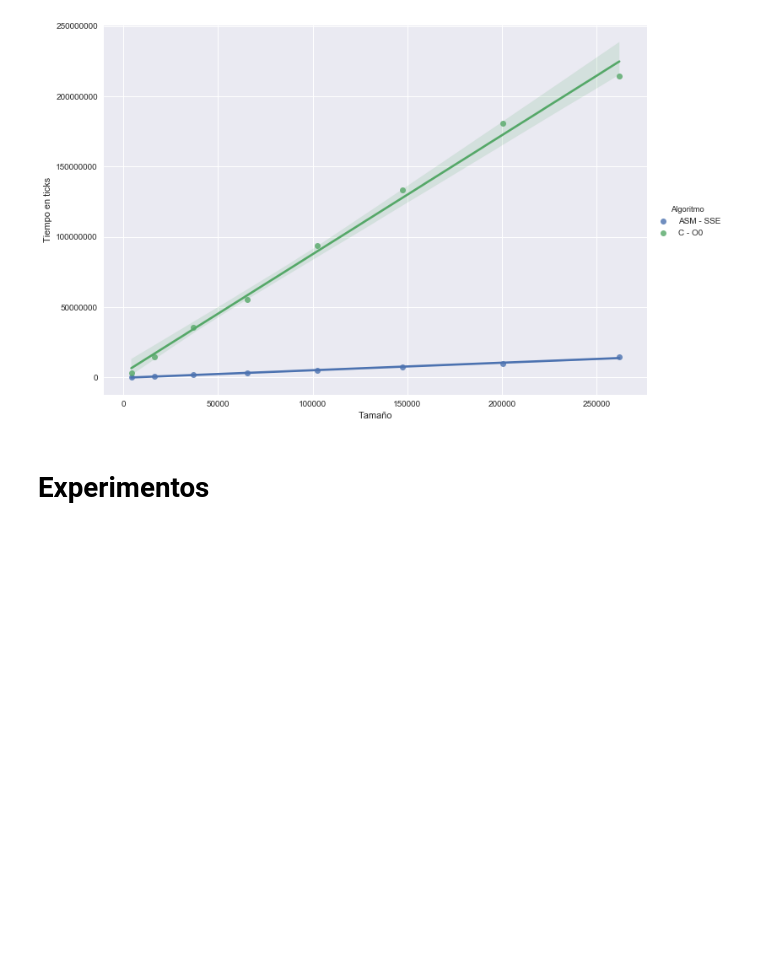
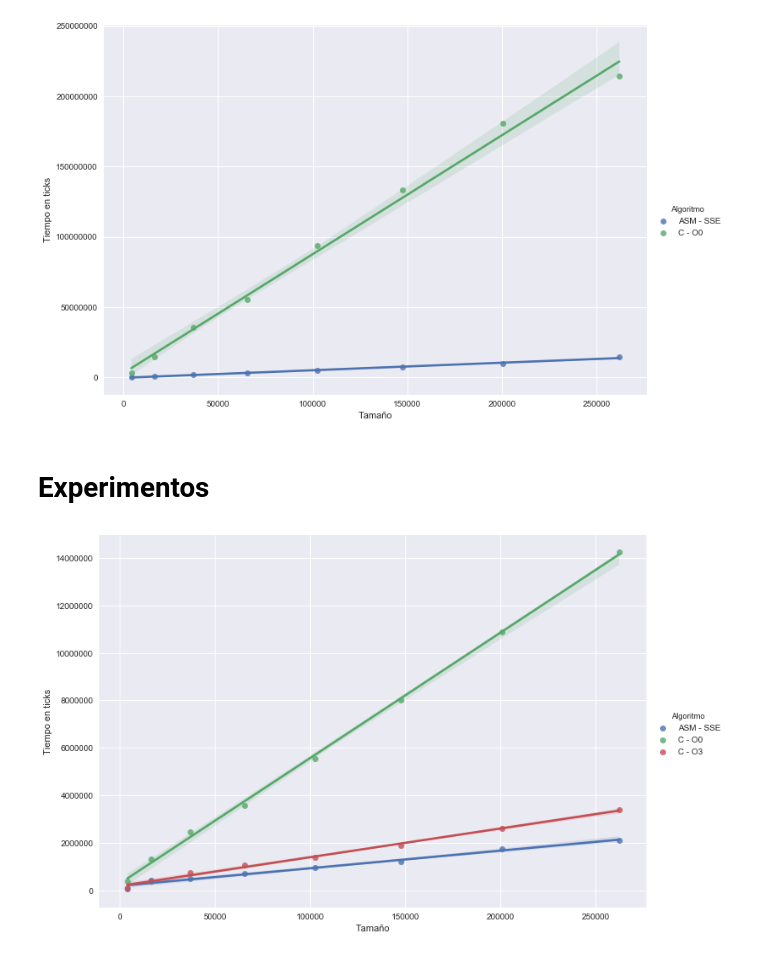
Before and after one commit to ZebaSz/orga2-tp2, a Jupyter notebook: informe/data/Orga2-TP2.ipynb, the cells around one changed output. Cells and saved outputs as stored; diff of their text form; code cells hidden in the pictures; blank space fills up the shorter version.

```diff
--- a/informe/data/Orga2-TP2.ipynb
+++ b/informe/data/Orga2-TP2.ipynb
@@ -85,24 +85,21 @@ plt.show()
 # %%
 dfO0 = pd.read_csv('rgb2yuv-control.csv')
 
-'''
 dfO3 = pd.read_csv('rgb2yuv-O3.csv')
 dfO3.set_index(['Algoritmo'], inplace=True)
 dfO3.drop(1, inplace=True)
 dfO3.reset_index(inplace=True)
 dfO3['Algoritmo'] = dfO3['Algoritmo'].map({0: 2})
 
 df = pd.concat([dfO0, dfO3], ignore_index=True)
 df['Algoritmo'] = df['Algoritmo'].map({1: 'ASM - SSE', 0: 'C - O0', 2: 'C - O3'})
-'''
-
-df = dfO0
-df['Algoritmo'] = df['Algoritmo'].map({1: 'ASM - SSE', 0: 'C - O0'})
 
 df = df.groupby(['Algoritmo', 'Tamaño']).min()
 df.reset_index(inplace=True)
 
 sns.lmplot(x='Tamaño', y='Ticks', data=df, hue='Algoritmo', truncate=True, size=7, aspect=1.4)
 plt.ylabel('Tiempo en ticks')
 plt.gca().get_yaxis().get_major_formatter().set_scientific(False)
 plt.show()
+# %% [output]
+[figure, added]
```
Also changed, not shown: parts of 4 cells of this notebook, 5 other files.
